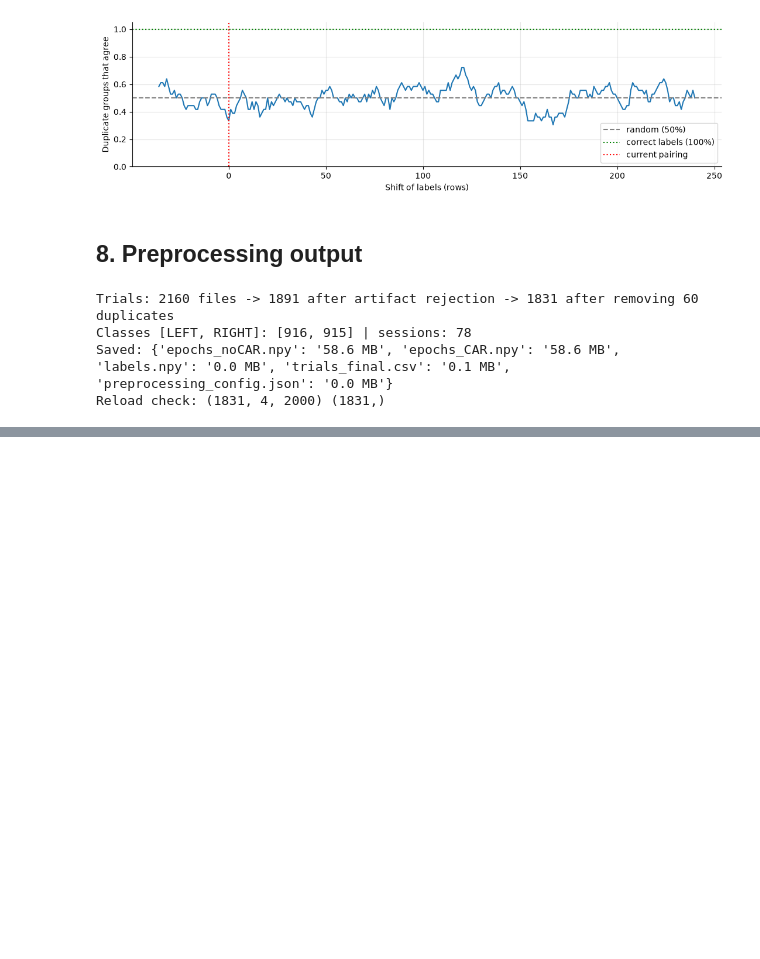
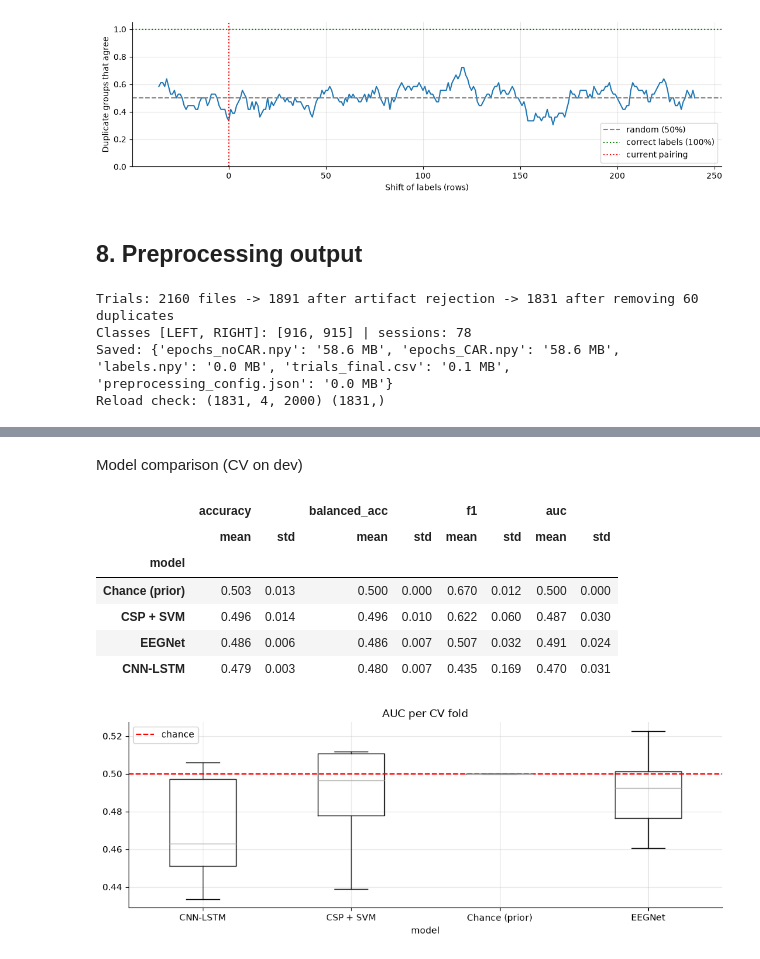
Before and after one commit to dyajaballh8/Brain-Computer-Interface-BCI-Motor-Imagery-Classifications, a Jupyter notebook: main_pipeline.ipynb, the cells around one changed output, grey strips where cells are left out. Drawn from its saved outputs; the diff is of its cells as text; code cells hidden in the pictures; blank space fills up the shorter version.

```diff
--- a/main_pipeline.ipynb
+++ b/main_pipeline.ipynb
@@ -695,0 +753,34 @@ Reload check: (1831, 4, 2000) (1831,)
+# %%
+import time, json, joblib, shutil
+import torch
+from torch import nn
+from sklearn.pipeline import make_pipeline
+from sklearn.preprocessing import StandardScaler
+from sklearn.svm import SVC
+from sklearn.dummy import DummyClassifier
+from sklearn.metrics import (accuracy_score, balanced_accuracy_score, f1_score,
+                             ConfusionMatrixDisplay, RocCurveDisplay)
+
+Xd, yd = Xf[dev_idx], yf[dev_idx]
+Xt, yt = Xf[test_idx], yf[test_idx]
+fold_dev = splits.loc[dev_idx, "fold"].values
+cv_rows, fitters = [], {}
+
+def scores(y_true, p):
+    pred = (p >= 0.5).astype(int)
+    return {"accuracy": accuracy_score(y_true, pred), "balanced_acc": balanced_accuracy_score(y_true, pred),
+            "f1": f1_score(y_true, pred), "auc": roc_auc_score(y_true, p)}
+
+def run_cv(name, fit_predict):
+    """fit_predict(X_train, y_train, X_val) -> P(RIGHT). Same 5 folds for every model."""
+    cv_rows[:] = [r for r in cv_rows if r["model"] != name]      # safe to re-run a cell
+    t0 = time.time()
+    for k in range(5):
+        tr, va = fold_dev != k, fold_dev == k
+        cv_rows.append({"model": name, "fold": k, **scores(yd[va], fit_predict(Xd[tr], yd[tr], Xd[va]))})
+    fitters[name] = fit_predict
+    res = pd.DataFrame([r for r in cv_rows if r["model"] == name]).drop(columns="model").set_index("fold")
+    print(f"{name}: {time.time() - t0:.0f} s | mean AUC {res['auc'].mean():.3f} ± {res['auc'].std():.3f}")
+    display(res.round(3))
+
+run_cv("Chance (prior)", lambda Xtr, ytr, Xva: DummyClassifier(strategy="prior").fit(Xtr, ytr).predict_proba(Xva)[:, 1])
@@ -695,0 +917,21 @@ Reload check: (1831, 4, 2000) (1831,)
+# %% [markdown]
+Model comparison (CV on dev)
+# %%
+cv = pd.DataFrame(cv_rows)
+cv.to_csv(f"{OUT}/cv_results.csv", index=False)
+order = list(fitters)
+cv_sum = cv.groupby("model")[["accuracy", "balanced_acc", "f1", "auc"]].agg(["mean", "std"]).round(3).loc[order]
+display(cv_sum)
+
+ax = cv.boxplot(column="auc", by="model", figsize=(10, 4), positions=None)
+ax.axhline(0.5, color="red", ls="--", label="chance"); ax.set_title("AUC per CV fold"); ax.legend()
+plt.suptitle(""); plt.tight_layout(); plt.show()
+# %% [output]
+|  | accuracy |  | balanced_acc |  | f1 |  | auc |  |
+|  | mean | std | mean | std | mean | std | mean | std |
+| model |  |  |  |  |  |  |  |  |
+| Chance (prior) | 0.503 | 0.013 | 0.500 | 0.000 | 0.670 | 0.012 | 0.500 | 0.000 |
+| CSP + SVM | 0.496 | 0.014 | 0.496 | 0.010 | 0.622 | 0.060 | 0.487 | 0.030 |
+| EEGNet | 0.486 | 0.006 | 0.486 | 0.007 | 0.507 | 0.032 | 0.491 | 0.024 |
+| CNN-LSTM | 0.479 | 0.003 | 0.480 | 0.007 | 0.435 | 0.169 | 0.470 | 0.031 |
+[figure, added]
```
Also changed, not shown: parts of 17 cells of this notebook, 3 other files.
